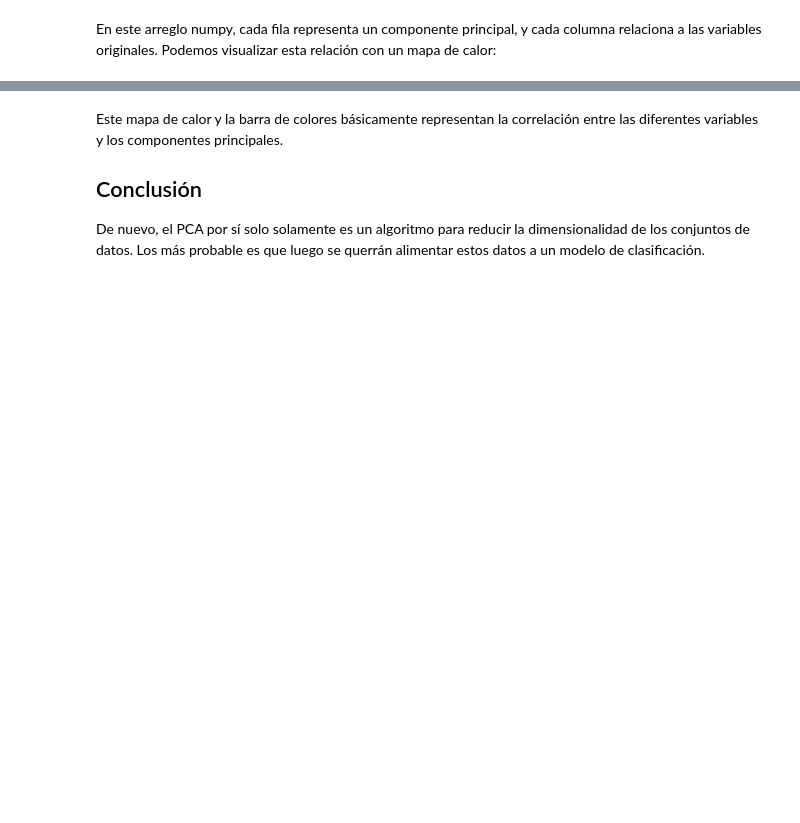
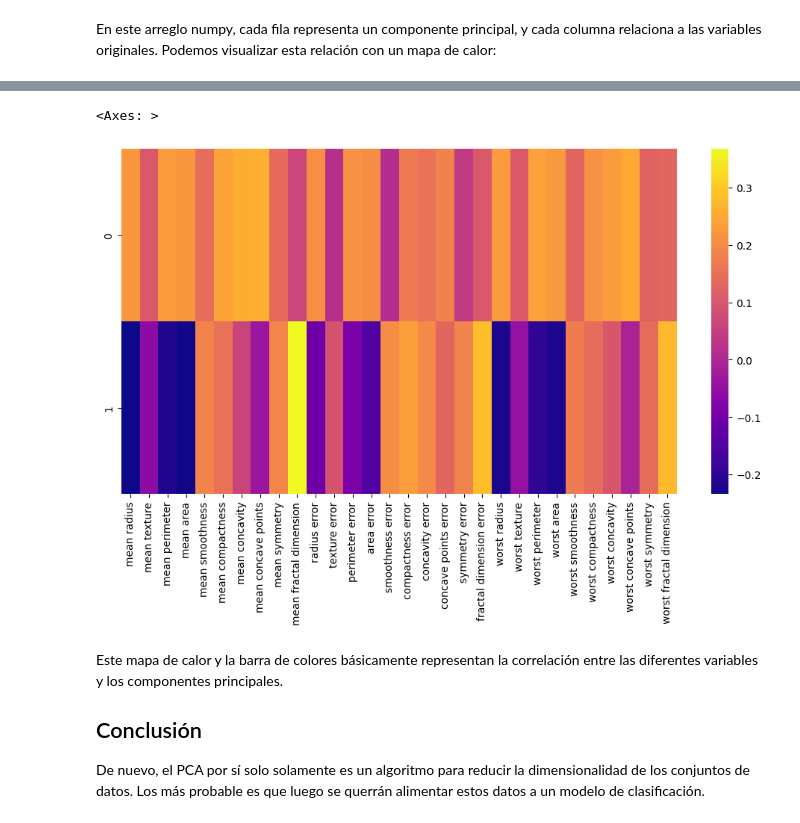
Before and after one commit to SergioAle210/Data-Mining, a Jupyter notebook: Import Data/03-02-2025/PCA.ipynb, the cells around one changed output, grey strips where cells are left out. Cells and saved outputs as stored; diff of their text form; code cells hidden in the pictures; blank space fills up the shorter version.

```diff
--- a/Import Data/03-02-2025/PCA.ipynb
+++ b/Import Data/03-02-2025/PCA.ipynb
@@ -125,6 +200,12 @@ df_componentes
 # %%
-plt.figure(figsize = (12, 6))
-sns.heatmap(df_componentes, cmap = "viridis",)  # probar con cmap = "plasma", para otros colores
+plt.figure(figsize=(12, 6))
+sns.heatmap(
+    df_componentes,
+    cmap="plasma",
+)  # probar con cmap = "plasma", para otros colores
+# %% [output]
+<Axes: >
+[figure, added]
 # %% [markdown]
 Este mapa de calor y la barra de colores básicamente representan la correlación entre las diferentes variables y los componentes principales.
 
```
Also changed, not shown: parts of 26 cells of this notebook.
